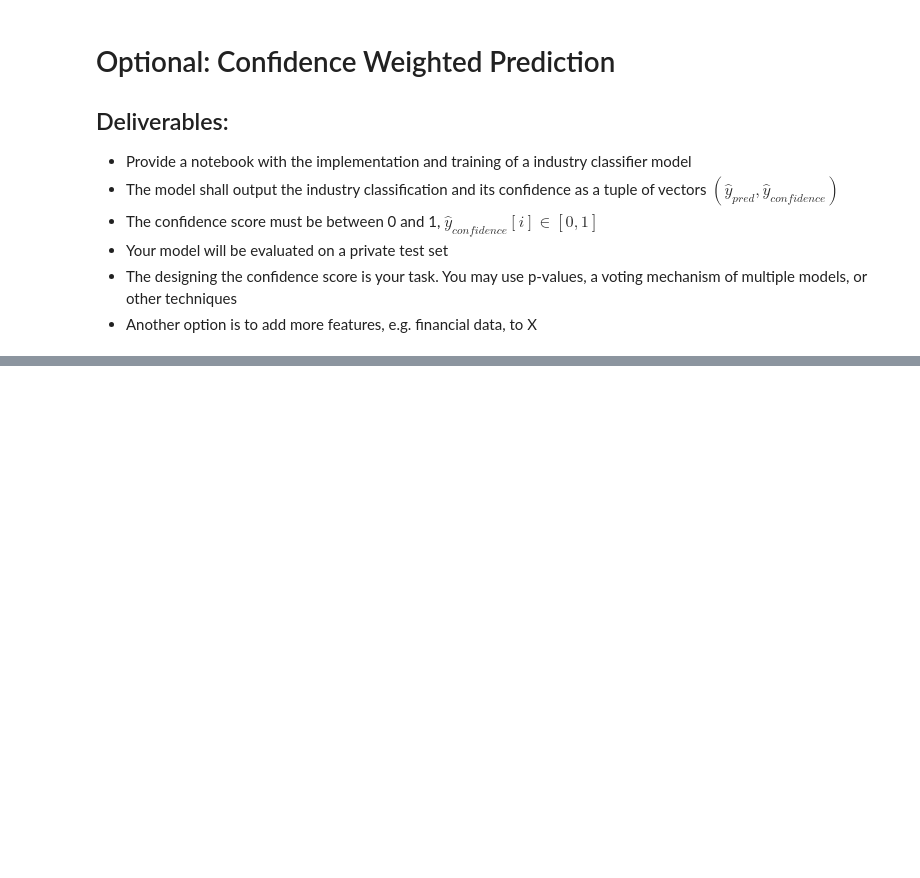
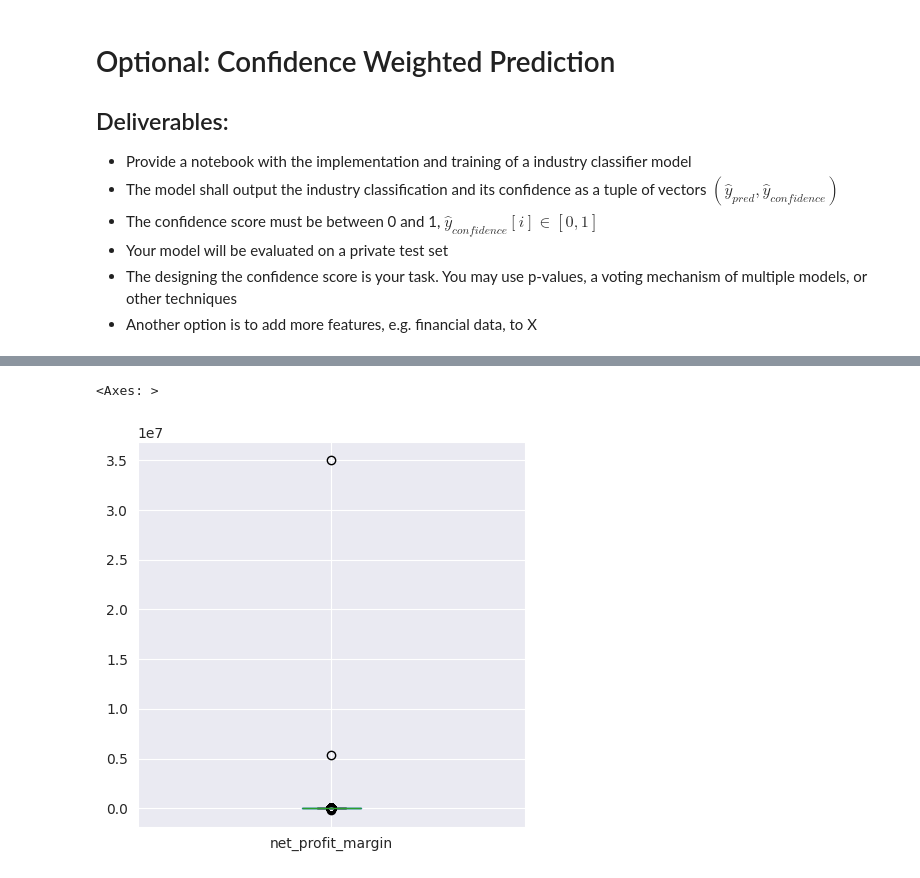
Before and after one commit to AnabelNigsch/FoDS_Practicals, a Jupyter notebook: Notebooks/code_skeleton_industry_classification.ipynb, the cells around one changed output, grey strips where cells are left out. Drawn from its saved outputs; the diff is of its cells as text; code cells hidden in the pictures; blank space fills up the shorter version.

```diff
--- a/Notebooks/code_skeleton_industry_classification.ipynb
+++ b/Notebooks/code_skeleton_industry_classification.ipynb
@@ -411,0 +508,4 @@ def confidence_weighted_f1(y_true, y_pred, confidence):
+# %%
+df_f = pd.read_pickle("../data/df_financials_train.pkl")
+
+df_f
@@ -411,0 +526,2 @@ def confidence_weighted_f1(y_true, y_pred, confidence):
+# %%
+df_c = pd.merge(df, df_f, on='id')
@@ -411,0 +544,4 @@ def confidence_weighted_f1(y_true, y_pred, confidence):
+# %%
+df_c= df_c.drop(columns=["id"])
+
+df_c
@@ -411,0 +562,6 @@ def confidence_weighted_f1(y_true, y_pred, confidence):
+# %%
+plt.figure(figsize=(5,5))
+df_c.boxplot("net_profit_margin")
+# %% [output]
+<Axes: >
+[figure, added]
```
Also changed, not shown: parts of 102 cells of this notebook.
